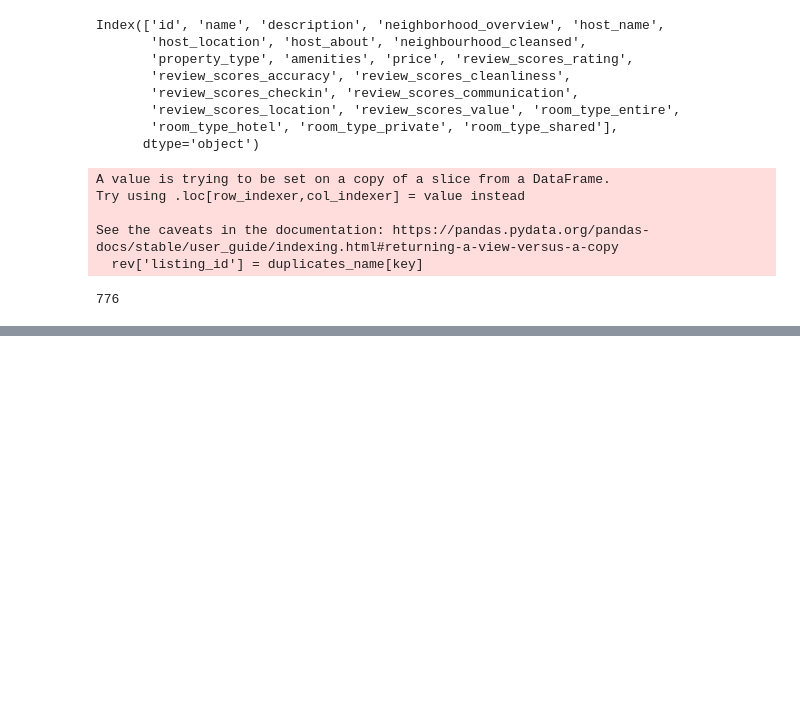
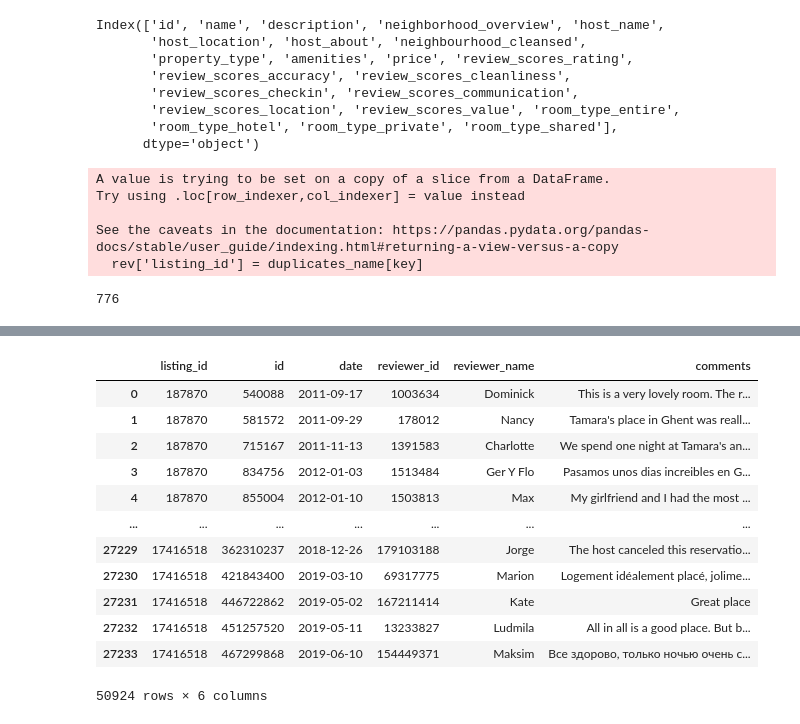
Before and after one commit to tibovdc/ProjectML, a Jupyter notebook: Sprint2.ipynb, the cells around one changed output, grey strips where cells are left out. Saved outputs shown, nothing was run; the diff lists cells and outputs as text; code cells hidden in the pictures; blank space fills up the shorter version.

```diff
--- a/Sprint2.ipynb
+++ b/Sprint2.ipynb
@@ -257,0 +277,23 @@ from langdetect import detect
+# %%
+#Wat wij tot dit punt geprobeerd hebben is kijken in welke taal alles is
+
+#misschien anders aanpakken
+#hoofdletters wegdoen
+#niet-woorden
+  #alles wat niet alphanumeriek is gewoon heel die rij droppen?
+
+reviews
+# %% [output]
+|  | listing_id | id | date | reviewer_id | reviewer_name | comments |
+| 0 | 187870 | 540088 | 2011-09-17 | 1003634 | Dominick | This is a very lovely room. The r... |
+| 1 | 187870 | 581572 | 2011-09-29 | 178012 | Nancy | Tamara's place in Ghent was reall... |
+| 2 | 187870 | 715167 | 2011-11-13 | 1391583 | Charlotte | We spend one night at Tamara's an... |
+| 3 | 187870 | 834756 | 2012-01-03 | 1513484 | Ger Y Flo | Pasamos unos dias increibles en G... |
+| 4 | 187870 | 855004 | 2012-01-10 | 1503813 | Max | My girlfriend and I had the most ... |
+| ... | ... | ... | ... | ... | ... | ... |
+| 27229 | 17416518 | 362310237 | 2018-12-26 | 179103188 | Jorge | The host canceled this reservatio... |
+| 27230 | 17416518 | 421843400 | 2019-03-10 | 69317775 | Marion | Logement idéalement placé, jolime... |
+| 27231 | 17416518 | 446722862 | 2019-05-02 | 167211414 | Kate | Great place |
+| 27232 | 17416518 | 451257520 | 2019-05-11 | 13233827 | Ludmila | All in all is a good place. But b... |
+| 27233 | 17416518 | 467299868 | 2019-06-10 | 154449371 | Maksim | Все здорово, только ночью очень с... |
+50924 rows × 6 columns
```
Also changed, not shown: parts of 3 cells of this notebook.
